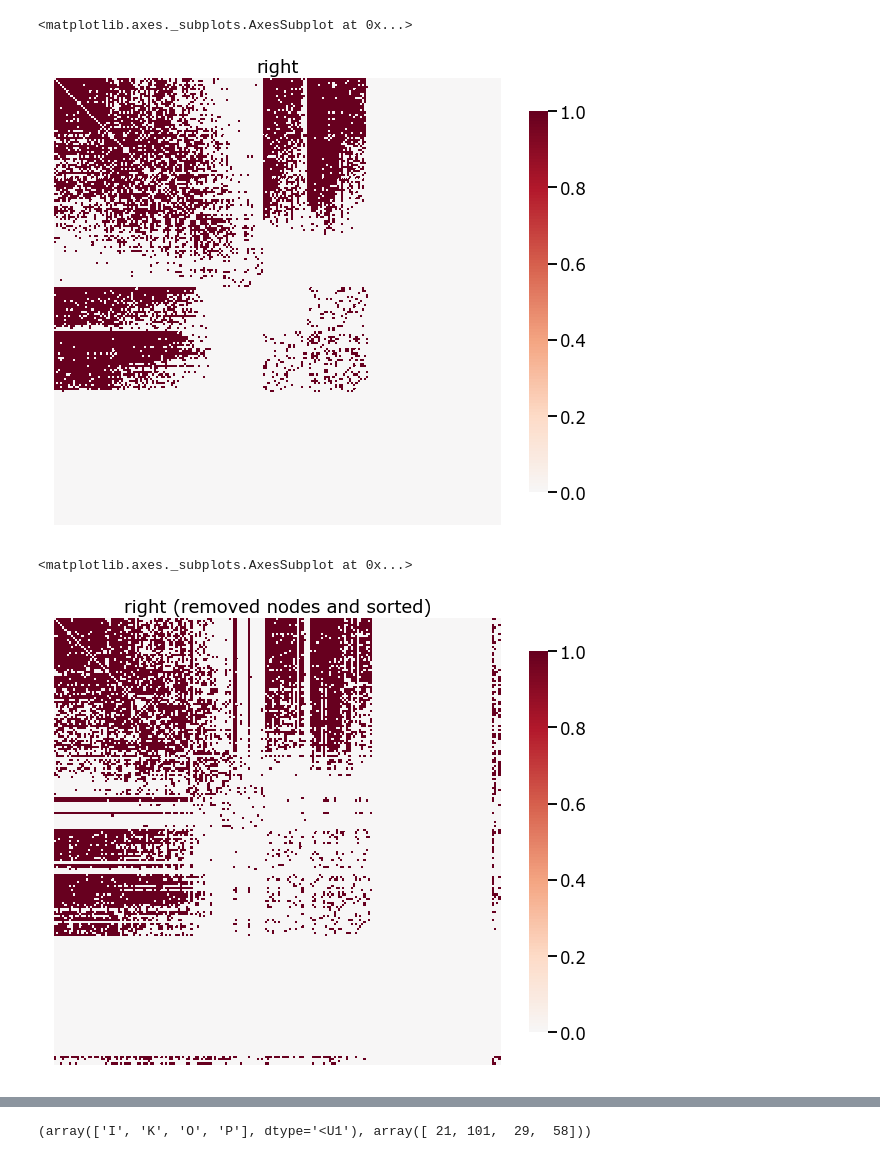
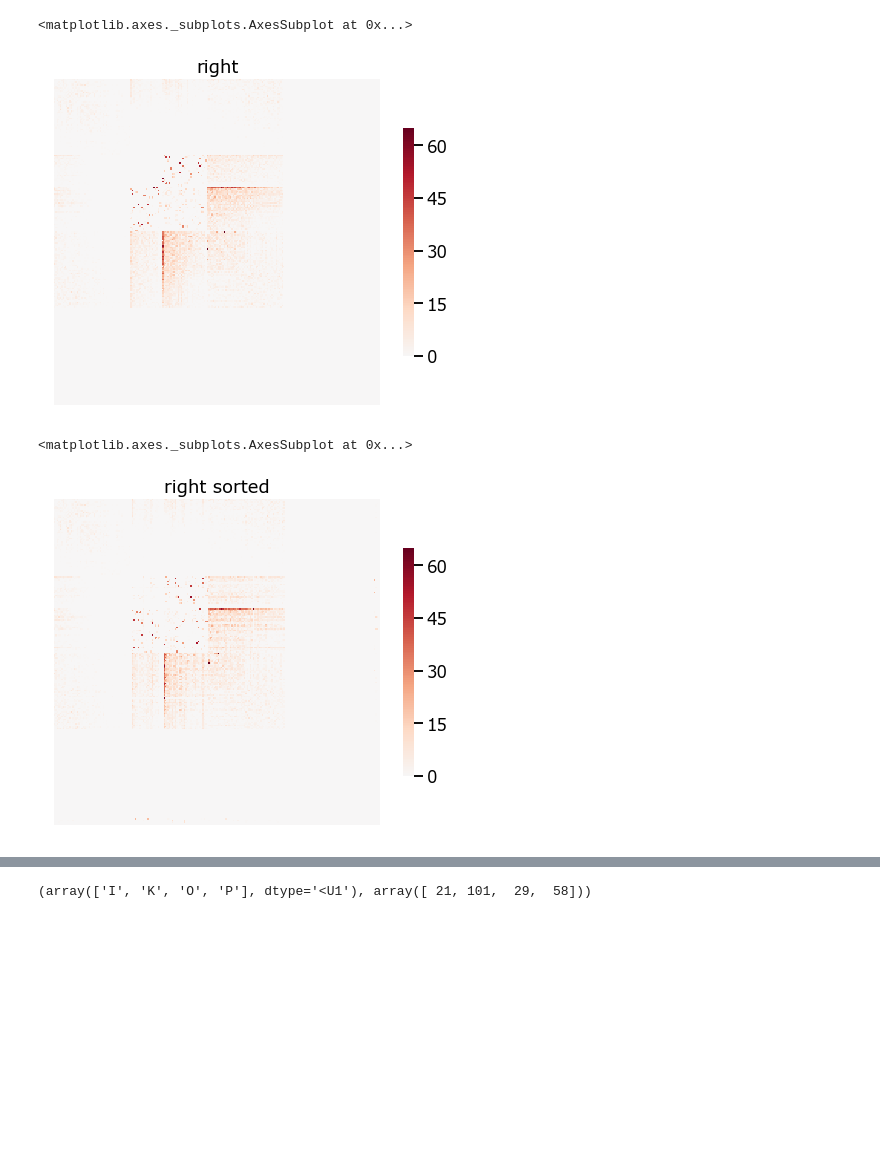
Before and after one commit to junhaobearxiong/graph_independence_test, a Jupyter notebook: notebooks/2019-04-11_real_data_drosophila.ipynb, the cells around one changed output, grey strips where cells are left out. Saved outputs shown, nothing was run; the diff lists cells and outputs as text; code cells hidden in the pictures; blank space fills up the shorter version.

Commit message:
Ran experiment on unweighted drosophila, start some experiment on k

```diff
--- a/notebooks/2019-04-11_real_data_drosophila.ipynb
+++ b/notebooks/2019-04-11_real_data_drosophila.ipynb
@@ -24,19 +21,0 @@ from utils import estimate_block_assignment, to_distance_mtx, identity, sort_gra
-# %%
-left = np.loadtxt('../data/drosophila/left_adjacency.csv', dtype=int)
-right = np.loadtxt('../data/drosophila/right_adjacency.csv', dtype=int)
-
-with open('../data/drosophila/unweighted_drosophilia_match.pkl', 'rb') as f:
-    graph_match = pickle.load(f)
-graph_match = np.reshape(graph_match, (213, 213))
-
-# left and right, binarized and symmetrized
-left = binarize(symmetrize(left))
-right = binarize(symmetrize(right))
-
-right_nx = nx.from_numpy_matrix(right)
-right_nx.remove_nodes_from(np.where(graph_match==1)[1][left.shape[0]:])
-# right (removed nodes, not sorted)
-right_rm = nx.to_numpy_array(right_nx)
-
-# right (removed nodes and sorted)
-right_sorted = sort_graph(right_rm, np.where(graph_match==1)[1][:left.shape[0]])
@@ -42,0 +27,16 @@ right_sorted = sort_graph(right_rm, np.where(graph_match==1)[1][:left.shape[0]])
+# %%
+with open('../data/drosophila/seeds_weighted_P.pkl', 'rb') as f:
+    w_graph_match = pickle.load(f)
+w_graph_match = np.reshape(w_graph_match, (213, 213))
+
+with open('../data/drosophila/weighted_left_permuted.pkl', 'rb') as f:
+    left = pickle.load(f)
+with open('../data/drosophila/weighted_right_permuted.pkl', 'rb') as f:
+    right = pickle.load(f)
+# %%
+right_sorted = sort_graph(right, np.where(w_graph_match==1)[1])
+right_nx = nx.from_numpy_matrix(right_sorted)
+# remove the extra nodes in the right graphs, which match the nuisance nodes in left
+right_nx.remove_nodes_from(np.arange(left.shape[0], right.shape[0]))
+# right (removed nodes, not sorted)
+right_rm = nx.to_numpy_array(right_nx)
@@ -43,10 +48,10 @@ right_sorted = sort_graph(right_rm, np.where(graph_match==1)[1][:left.shape[0]])
 # %%
-heatmap(right, title='right')
+heatmap(right, title='right', figsize=(8, 6))
 # %% [output]
 <matplotlib.axes._subplots.AxesSubplot at 0x...>
-[figure, old version]
+[figure, new version]
 # %%
-heatmap(right_sorted, title='right (removed nodes and sorted)')
+heatmap(right_sorted, title='right sorted', figsize=(8, 6))
 # %% [output]
 <matplotlib.axes._subplots.AxesSubplot at 0x...>
-[figure, old version]
+[figure, new version]
```
Also changed, not shown: parts of 71 cells of this notebook, 5 other files.
